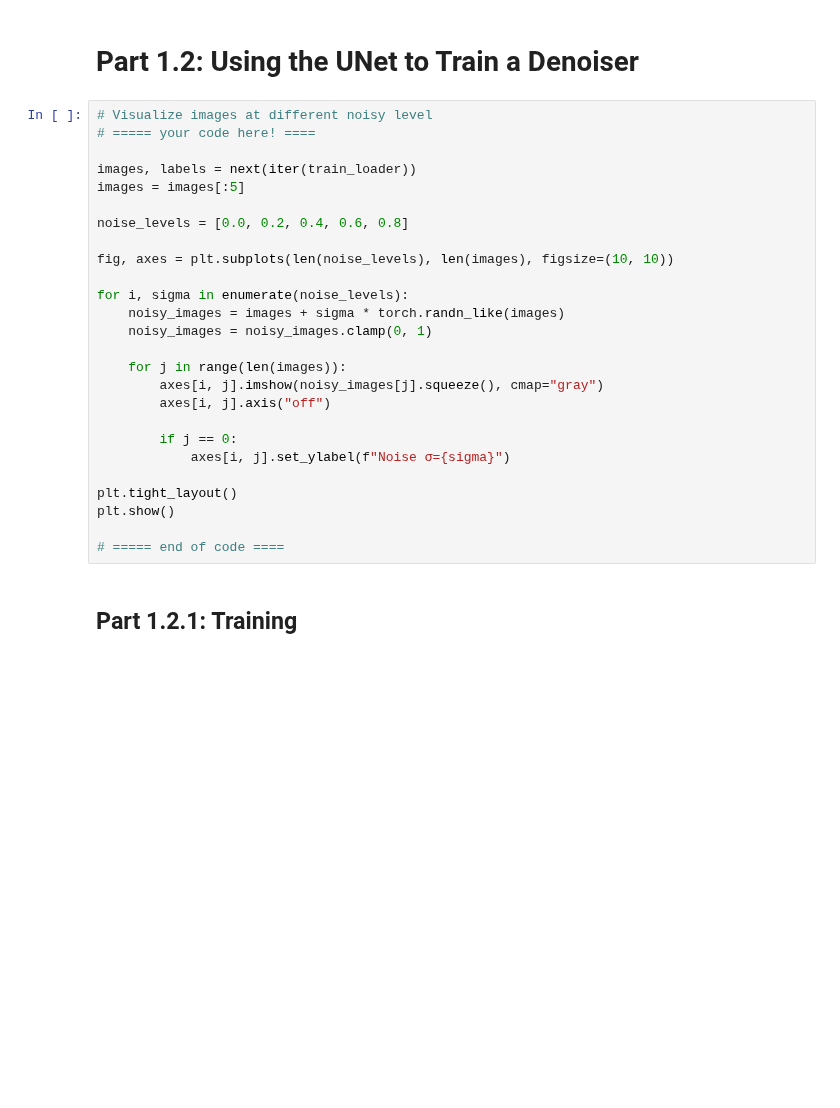
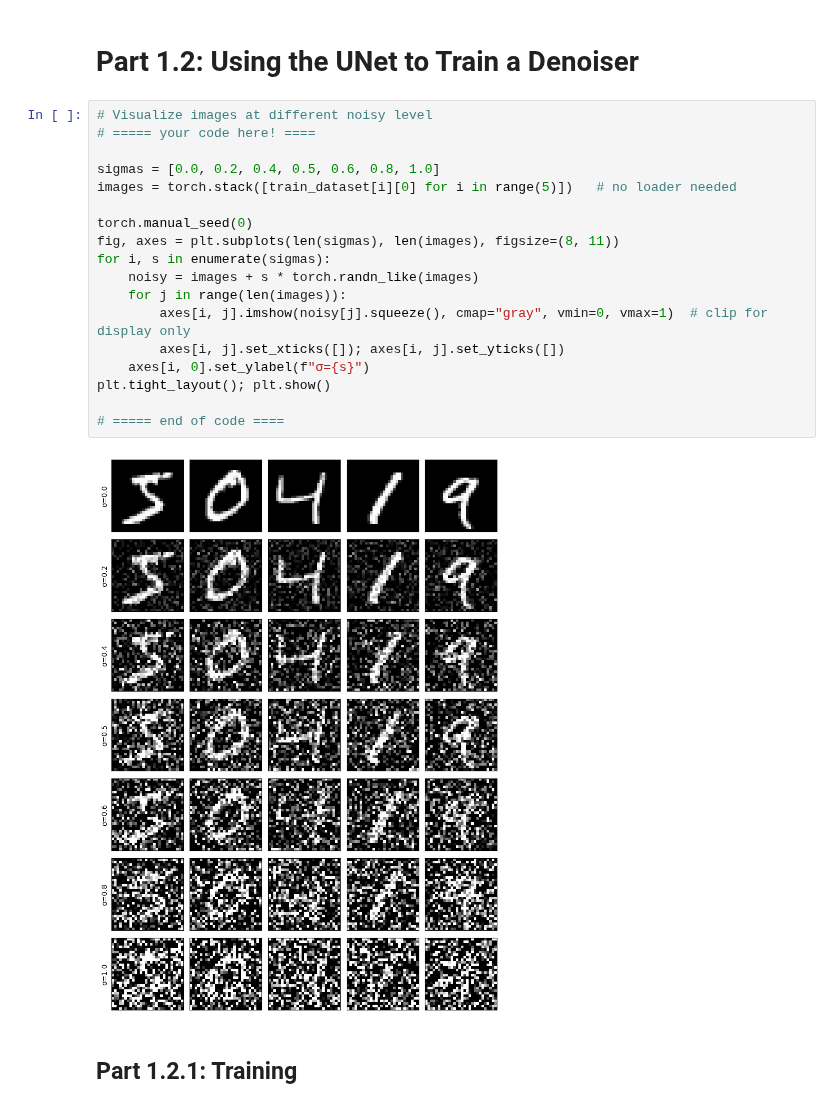
Before and after one commit to viviannnnx/viviannnnx.github.io, a Jupyter notebook: partb.ipynb, the cells around one changed output. Drawn from its saved outputs; the diff is of its cells as text; blank space fills up the shorter version.

```diff
--- a/partb.ipynb
+++ b/partb.ipynb
@@ -315,29 +322,23 @@ class UnconditionalUNet(nn.Module):
 # %%
 # Visualize images at different noisy level
 # ===== your code here! ====
 
-images, labels = next(iter(train_loader))
-images = images[:5]
+sigmas = [0.0, 0.2, 0.4, 0.5, 0.6, 0.8, 1.0]
+images = torch.stack([train_dataset[i][0] for i in range(5)])   # no loader needed
 
-noise_levels = [0.0, 0.2, 0.4, 0.6, 0.8]
-
-fig, axes = plt.subplots(len(noise_levels), len(images), figsize=(10, 10))
-
-for i, sigma in enumerate(noise_levels):
-    noisy_images = images + sigma * torch.randn_like(images)
-    noisy_images = noisy_images.clamp(0, 1)
-
+torch.manual_seed(0)
+fig, axes = plt.subplots(len(sigmas), len(images), figsize=(8, 11))
+for i, s in enumerate(sigmas):
+    noisy = images + s * torch.randn_like(images)
     for j in range(len(images)):
-        axes[i, j].imshow(noisy_images[j].squeeze(), cmap="gray")
-        axes[i, j].axis("off")
-
-        if j == 0:
-            axes[i, j].set_ylabel(f"Noise σ={sigma}")
-
-plt.tight_layout()
-plt.show()
+        axes[i, j].imshow(noisy[j].squeeze(), cmap="gray", vmin=0, vmax=1)  # clip for display only
+        axes[i, j].set_xticks([]); axes[i, j].set_yticks([])
+    axes[i, 0].set_ylabel(f"σ={s}")
+plt.tight_layout(); plt.show()
 
 # ===== end of code ====
+# %% [output]
+[figure, added]
 # %% [markdown]
 ## Part 1.2.1: Training
 # %% [markdown]
```
Also changed, not shown: parts of 4 cells of this notebook.
